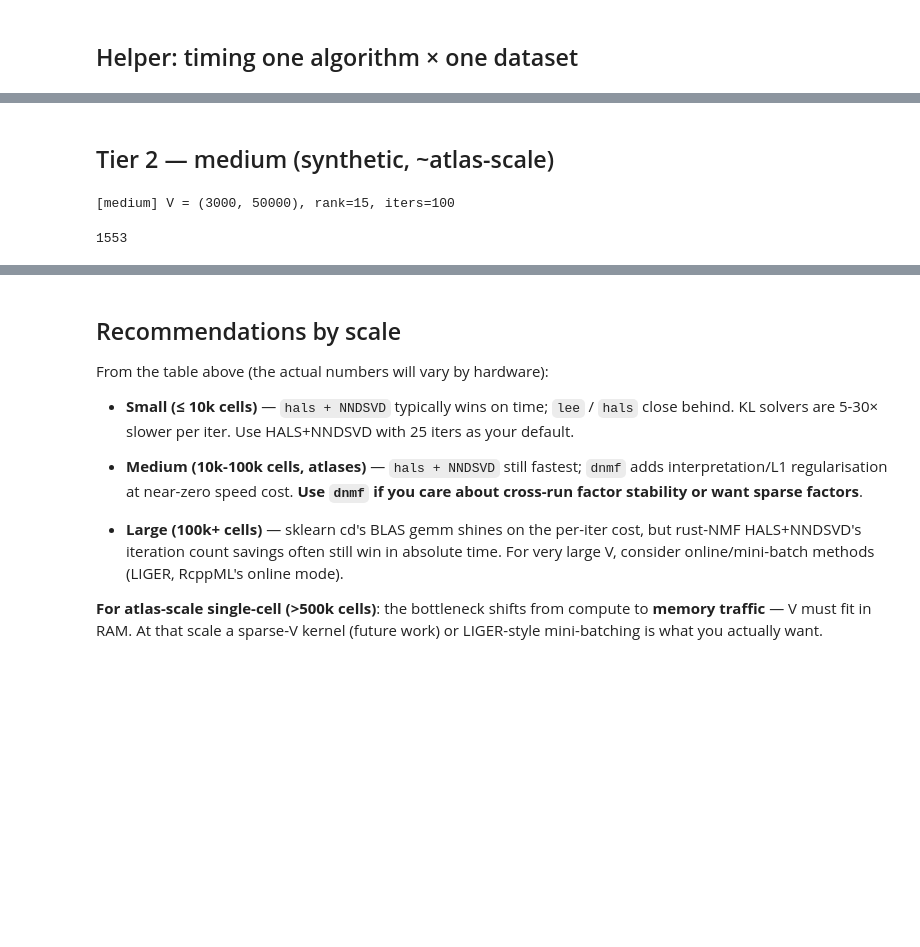
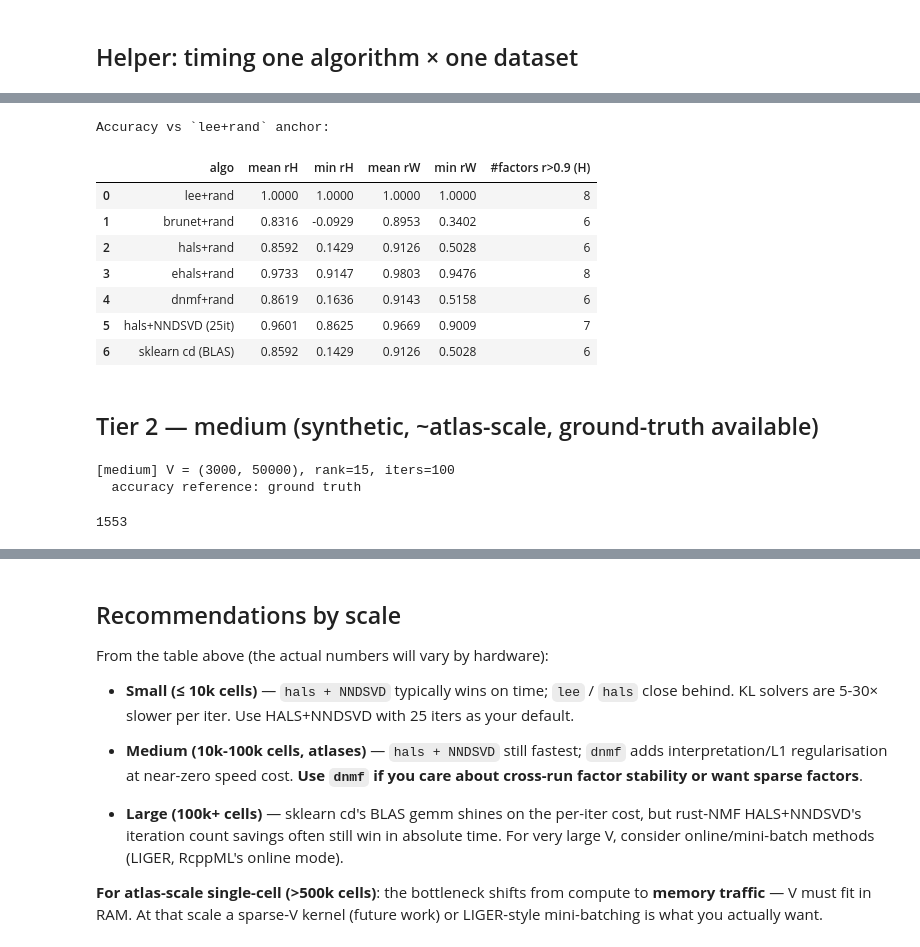
Before and after one commit to omicverse/rust-NMF, a Jupyter notebook: examples/benchmark_scaling.ipynb, the cells around one changed output, grey strips where cells are left out. Drawn from its saved outputs; the diff is of its cells as text; code cells hidden in the pictures; blank space fills up the shorter version.

```diff
--- a/examples/benchmark_scaling.ipynb
+++ b/examples/benchmark_scaling.ipynb
@@ -115,10 +155,25 @@ df_small.round(4)
+# %%
+print('Accuracy vs `lee+rand` anchor:')
+acc_small.round(4)
+# %% [output]
+Accuracy vs `lee+rand` anchor:
+|  | algo | mean rH | min rH | mean rW | min rW | #factors r>0.9 (H) |
+| 0 | lee+rand | 1.0000 | 1.0000 | 1.0000 | 1.0000 | 8 |
+| 1 | brunet+rand | 0.8316 | -0.0929 | 0.8953 | 0.3402 | 6 |
+| 2 | hals+rand | 0.8592 | 0.1429 | 0.9126 | 0.5028 | 6 |
+| 3 | ehals+rand | 0.9733 | 0.9147 | 0.9803 | 0.9476 | 8 |
+| 4 | dnmf+rand | 0.8619 | 0.1636 | 0.9143 | 0.5158 | 6 |
+| 5 | hals+NNDSVD (25it) | 0.9601 | 0.8625 | 0.9669 | 0.9009 | 7 |
+| 6 | sklearn cd (BLAS) | 0.8592 | 0.1429 | 0.9126 | 0.5028 | 6 |
 # %% [markdown]
-## Tier 2 — medium (synthetic, ~atlas-scale)
+## Tier 2 — medium (synthetic, ~atlas-scale, ground-truth available)
 # %%
-V_med = make_synthetic(3000, 50000, rank=15, seed=1)
-df_med = bench_tier('medium', V_med, rank=15, max_iter=100)
+V_med, W_med_true, H_med_true = make_synthetic(3000, 50000, rank=15, seed=1)
+df_med, acc_med, _ = bench_tier('medium', V_med, rank=15, max_iter=100,
+                                W_true=W_med_true, H_true=H_med_true)
 df_med.round(4)
-del V_med; gc.collect()
+del V_med, W_med_true, H_med_true; gc.collect()
 # %% [output]
 [medium] V = (3000, 50000), rank=15, iters=100
+  accuracy reference: ground truth
 1553
```
Also changed, not shown: parts of 16 cells of this notebook, 1 other file.
